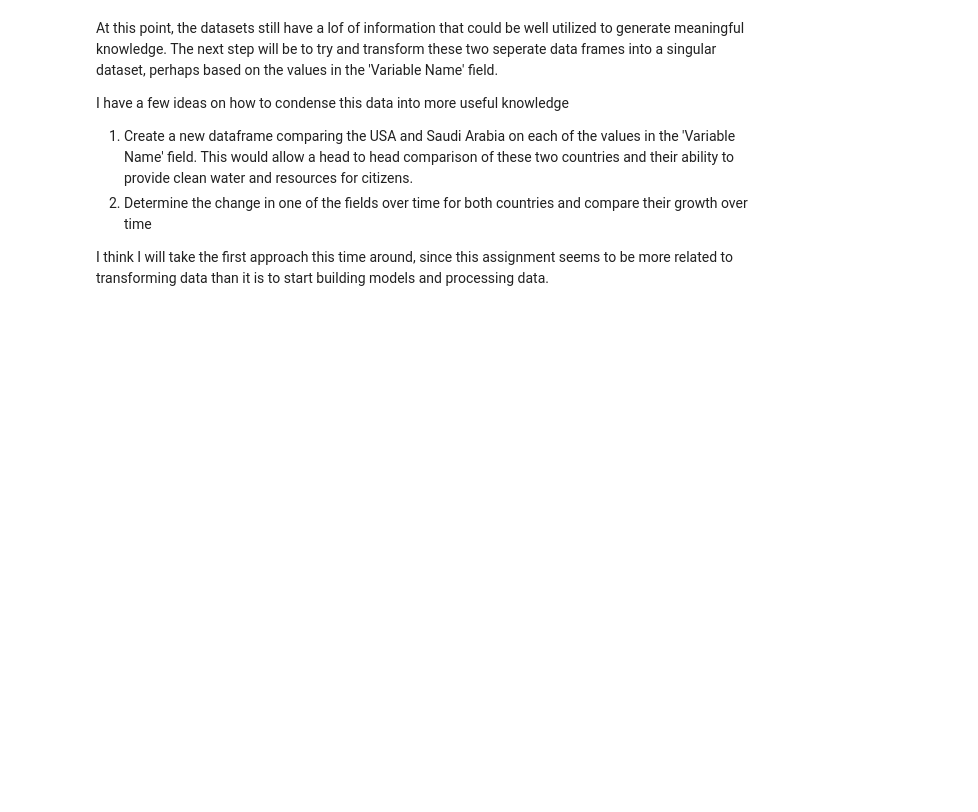
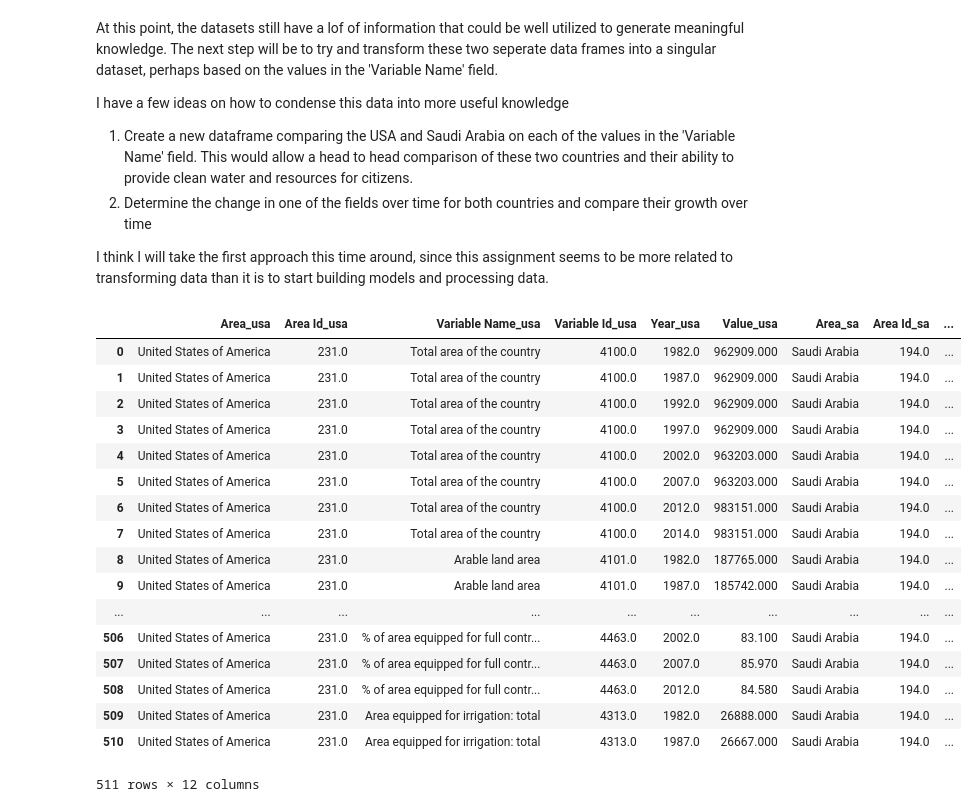
Before and after one commit to patrickcanny/EECS731, a Jupyter notebook: notebooks/10MinsToPandas.ipynb, the cells around one changed output. Saved outputs shown, nothing was run; the diff lists cells and outputs as text; code cells hidden in the pictures; blank space fills up the shorter version.

Commit message:
combine datasets into one common dataset

```diff
--- a/notebooks/10MinsToPandas.ipynb
+++ b/notebooks/10MinsToPandas.ipynb
@@ -83,3 +83,31 @@ I have a few ideas on how to condense this data into more useful knowledge
 2. Determine the change in one of the fields over time for both countries and compare their growth over time
 
 I think I will take the first approach this time around, since this assignment seems to be more related to transforming data than it is to start building models and processing data.
+# %%
+# I used a simple join to combine the two tables into one
+combinedDF = usa.join(saudi_arabia, lsuffix='_usa', rsuffix='_sa')
+# %%
+# Some data is not avilable for both countries, so I removed the entries that were NaN
+combinedDF = combinedDF[pd.notnull(combinedDF['Variable Id_sa'])]
+# %%
+# Show the new DF
+combinedDF
+# %% [output]
+|  | Area_usa | Area Id_usa | Variable Name_usa | Variable Id_usa | Year_usa | Value_usa | Area_sa | Area Id_sa | ... |
+| 0 | United States of America | 231.0 | Total area of the country | 4100.0 | 1982.0 | 962909.000 | Saudi Arabia | 194.0 | ... |
+| 1 | United States of America | 231.0 | Total area of the country | 4100.0 | 1987.0 | 962909.000 | Saudi Arabia | 194.0 | ... |
+| 2 | United States of America | 231.0 | Total area of the country | 4100.0 | 1992.0 | 962909.000 | Saudi Arabia | 194.0 | ... |
+| 3 | United States of America | 231.0 | Total area of the country | 4100.0 | 1997.0 | 962909.000 | Saudi Arabia | 194.0 | ... |
+| 4 | United States of America | 231.0 | Total area of the country | 4100.0 | 2002.0 | 963203.000 | Saudi Arabia | 194.0 | ... |
+| 5 | United States of America | 231.0 | Total area of the country | 4100.0 | 2007.0 | 963203.000 | Saudi Arabia | 194.0 | ... |
+| 6 | United States of America | 231.0 | Total area of the country | 4100.0 | 2012.0 | 983151.000 | Saudi Arabia | 194.0 | ... |
+| 7 | United States of America | 231.0 | Total area of the country | 4100.0 | 2014.0 | 983151.000 | Saudi Arabia | 194.0 | ... |
+| 8 | United States of America | 231.0 | Arable land area | 4101.0 | 1982.0 | 187765.000 | Saudi Arabia | 194.0 | ... |
+| 9 | United States of America | 231.0 | Arable land area | 4101.0 | 1987.0 | 185742.000 | Saudi Arabia | 194.0 | ... |
+| ... | ... | ... | ... | ... | ... | ... | ... | ... | ... |
+| 506 | United States of America | 231.0 | % of area equipped for full contr... | 4463.0 | 2002.0 | 83.100 | Saudi Arabia | 194.0 | ... |
+| 507 | United States of America | 231.0 | % of area equipped for full contr... | 4463.0 | 2007.0 | 85.970 | Saudi Arabia | 194.0 | ... |
+| 508 | United States of America | 231.0 | % of area equipped for full contr... | 4463.0 | 2012.0 | 84.580 | Saudi Arabia | 194.0 | ... |
+| 509 | United States of America | 231.0 | Area equipped for irrigation: total | 4313.0 | 1982.0 | 26888.000 | Saudi Arabia | 194.0 | ... |
+| 510 | United States of America | 231.0 | Area equipped for irrigation: total | 4313.0 | 1987.0 | 26667.000 | Saudi Arabia | 194.0 | ... |
+511 rows × 12 columns
```
